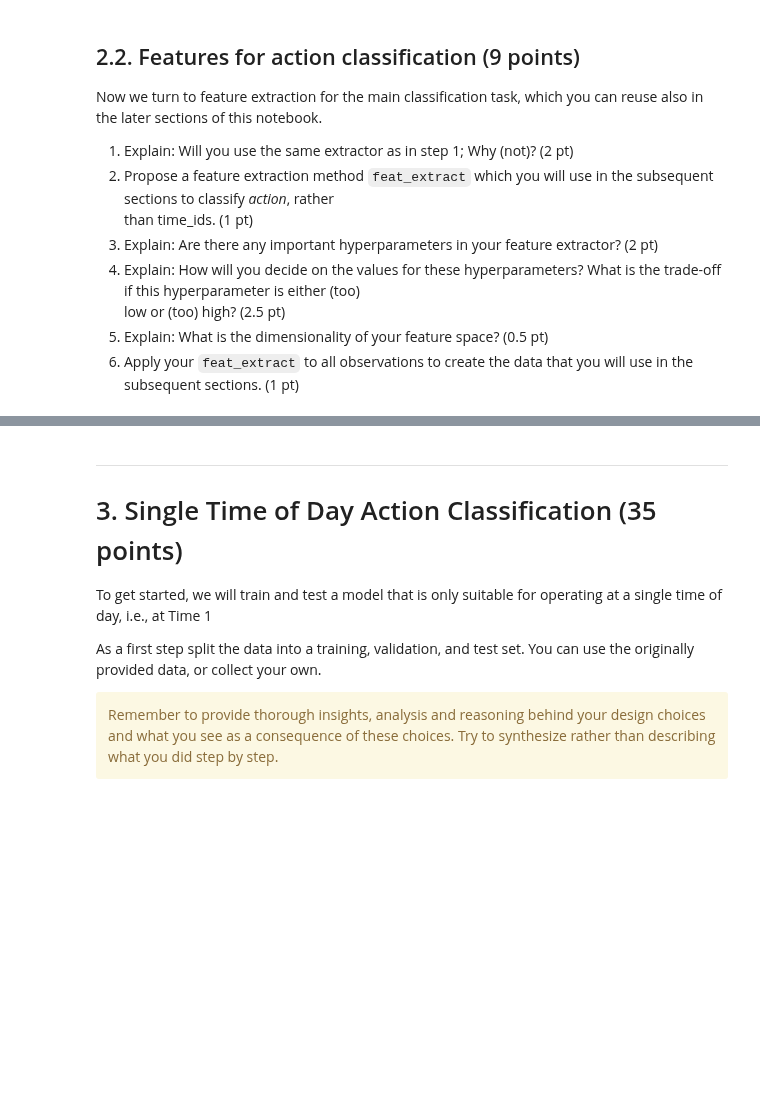
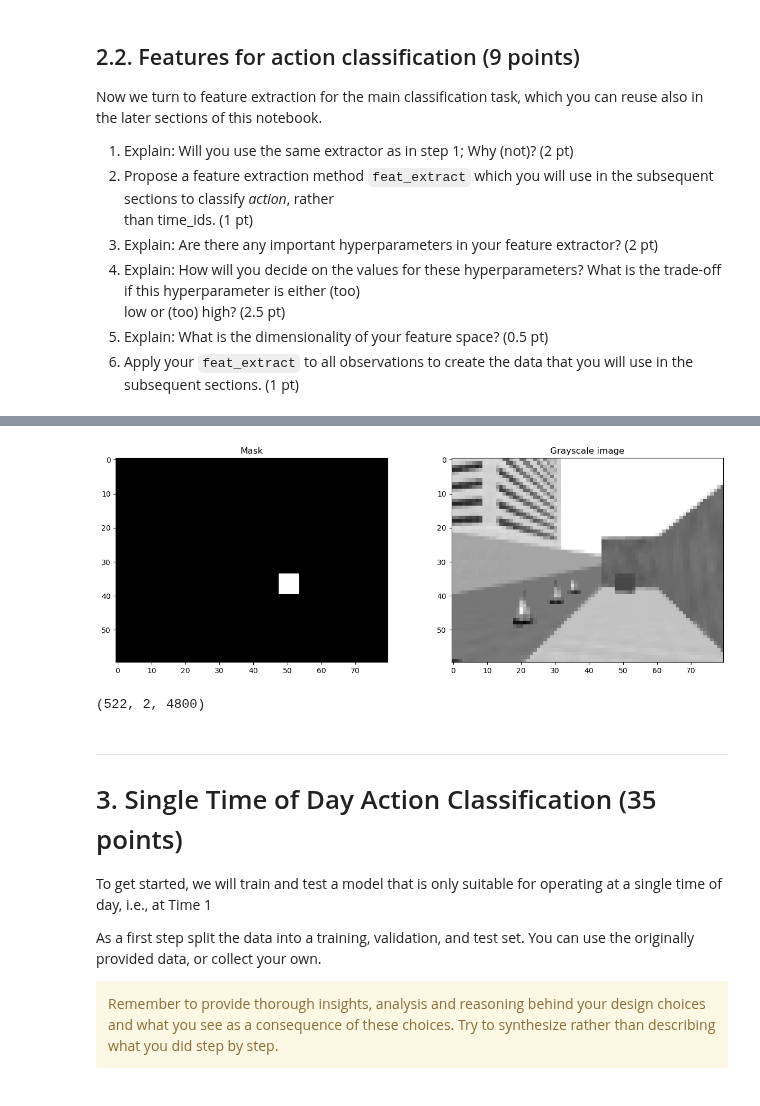
Before and after one commit to kvta1/RO47002, a Jupyter notebook: final_assignment/RO47002-final-assignment-2023.ipynb, the cells around one changed output, grey strips where cells are left out. Drawn from its saved outputs; the diff is of its cells as text; code cells hidden in the pictures; blank space fills up the shorter version.

```diff
--- a/final_assignment/RO47002-final-assignment-2023.ipynb
+++ b/final_assignment/RO47002-final-assignment-2023.ipynb
@@ -1023,3 +1118,44 @@ After image colour segmentation the image should look like a red cube at the pos
+# %%
+threshold_h = 0.02
+idx=10
+
+def feat_extract(obs):
+    # Extract all necessary features for classifier training
+    # Currently we use
+    #   1. Mask generated from HSV
+    #   2. Grayscale image
+    features = []
+    mask = cube_mask(obs, threshold_h, threshold_s)
+    features.append(mask.flatten())
+    grayscale = np.dot(obs[...,:3], [0.299, 0.587, 0.114])
+    features.append(grayscale.flatten())
+    return np.array(features)
+
+features = feat_extract(observations[idx])
+
+fig, ax = plt.subplots(1, 2, figsize=(15,5))
+ax[0].imshow(np.reshape(features[0],(60,80)), cmap='gray')
+ax[0].set_title('Mask')
+ax[1].imshow(np.reshape(features[1],(60,80)), cmap='gray')
+ax[1].set_title('Grayscale image')
+plt.show()
+# %% [output]
+[figure, added]
+# %%
+# Extract all features from each observation and put them together in extracted_obs
+
+def feat_extract_all(observations):
+    # extracted_obs index:
+    # extracted_obs = list[obs_np_array_i[hsv_mask_np_array[], gray_np_array[]]]
+    extracted_obs = []
+    for obs in observations:
+        features = feat_extract(obs)
+        extracted_obs.append(features)
+    return np.array(extracted_obs)
+
+print(feat_extract_all(observations).shape)
+# %% [output]
+(522, 2, 4800)
 # %% [markdown]
 ----
 
```
Also changed, not shown: parts of 33 cells of this notebook.
